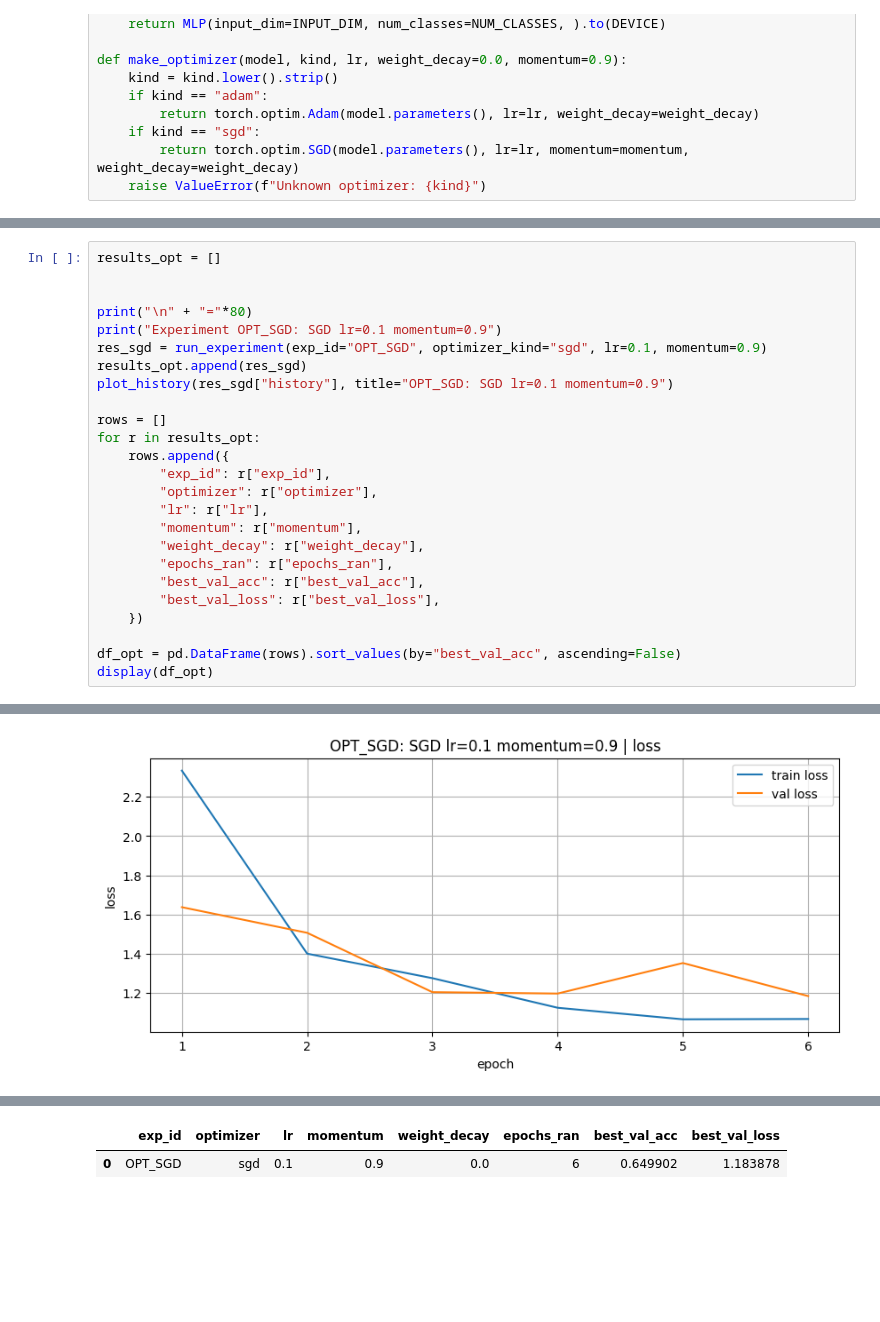
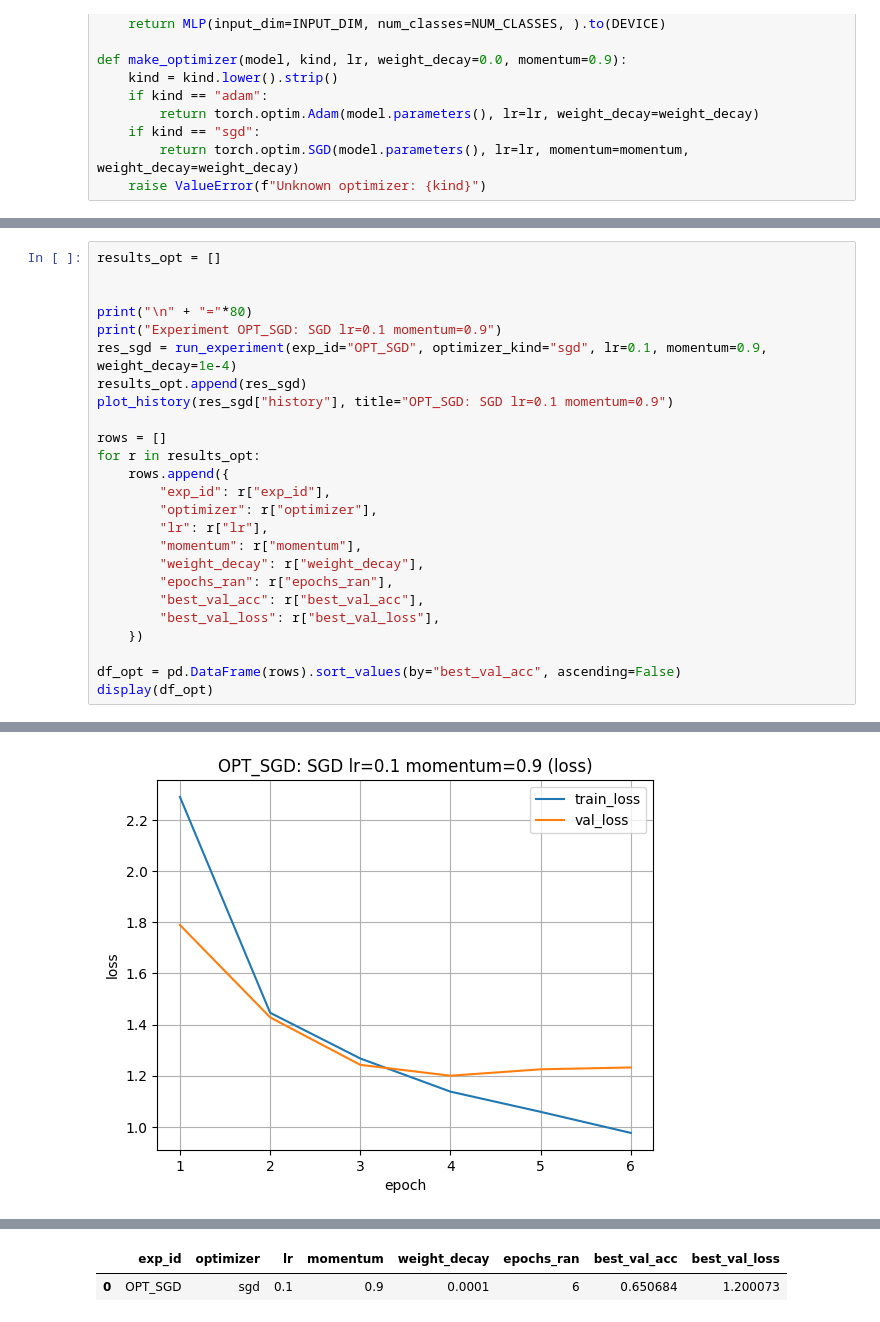
Before and after one commit to petr5092/IAI, a Jupyter notebook: homeworks/HW08-09/HW08-09.ipynb, the cells around one changed output, grey strips where cells are left out. Cells and saved outputs as stored; diff of their text form; blank space fills up the shorter version.

```diff
--- a/homeworks/HW08-09/HW08-09.ipynb
+++ b/homeworks/HW08-09/HW08-09.ipynb
@@ -580,7 +580,7 @@ results_opt = []
 
 print("\n" + "="*80)
 print("Experiment OPT_SGD: SGD lr=0.1 momentum=0.9")
-res_sgd = run_experiment(exp_id="OPT_SGD", optimizer_kind="sgd", lr=0.1, momentum=0.9)
+res_sgd = run_experiment(exp_id="OPT_SGD", optimizer_kind="sgd", lr=0.1, momentum=0.9, weight_decay=1e-4)
 results_opt.append(res_sgd)
 plot_history(res_sgd["history"], title="OPT_SGD: SGD lr=0.1 momentum=0.9")
 
@@ -611 +611 @@ epoch 06/6 | train loss=1.0671, acc=0.6646 | val loss=1.1839, acc=0.6474
-[figure, old version]
+[figure, new version]
@@ -613,2 +613,2 @@ epoch 06/6 | train loss=1.0671, acc=0.6646 | val loss=1.1839, acc=0.6474
 |  | exp_id | optimizer | lr | momentum | weight_decay | epochs_ran | best_val_acc | best_val_loss |
-| 0 | OPT_SGD | sgd | 0.1 | 0.9 | 0.0 | 6 | 0.649902 | 1.183878 |
+| 0 | OPT_SGD | sgd | 0.1 | 0.9 | 0.0001 | 6 | 0.650684 | 1.200073 |
```
Also changed, not shown: parts of 11 cells of this notebook, 2 other files.
